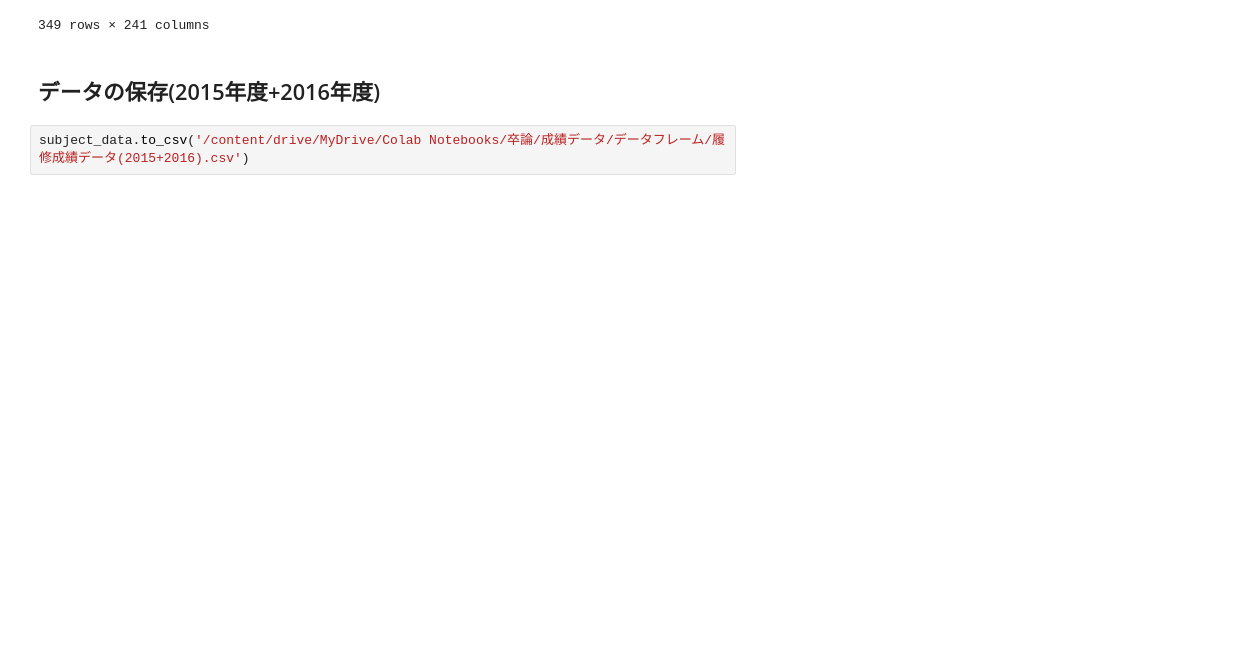
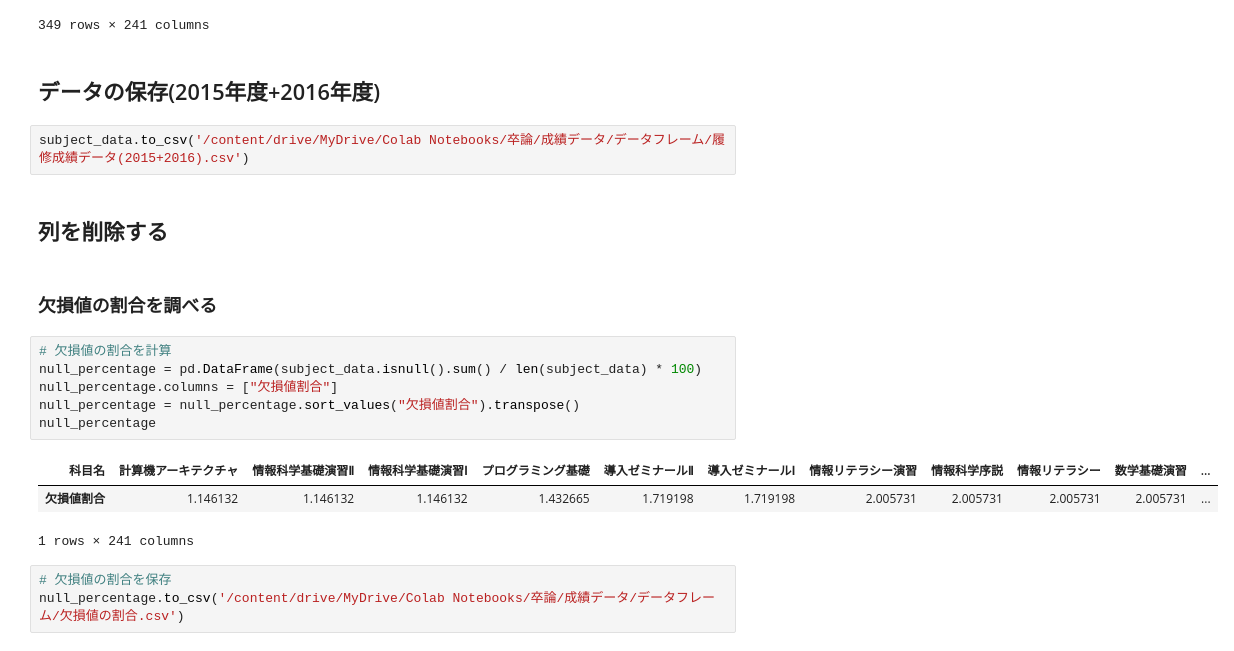
Before and after one commit to ltpdo/GradeData-MachineLearing, a Jupyter notebook: 成績データの仕分け.ipynb, the cells around one changed output. Saved outputs shown, nothing was run; the diff lists cells and outputs as text; blank space fills up the shorter version.

```diff
--- a/成績データの仕分け.ipynb
+++ b/成績データの仕分け.ipynb
@@ -192,3 +192,20 @@ subject_data
 ## データの保存(2015年度+2016年度)
 # %%
 subject_data.to_csv('/content/drive/MyDrive/Colab Notebooks/卒論/成績データ/データフレーム/履修成績データ(2015+2016).csv')
+# %% [markdown]
+## 列を削除する
+# %% [markdown]
+### 欠損値の割合を調べる
+# %%
+# 欠損値の割合を計算
+null_percentage = pd.DataFrame(subject_data.isnull().sum() / len(subject_data) * 100)
+null_percentage.columns = ["欠損値割合"]
+null_percentage = null_percentage.sort_values("欠損値割合").transpose()
+null_percentage
+# %% [output]
+| 科目名 | 計算機アーキテクチャ | 情報科学基礎演習Ⅱ | 情報科学基礎演習Ⅰ | プログラミング基礎 | 導入ゼミナールⅡ | 導入ゼミナールⅠ | 情報リテラシー演習 | 情報科学序説 | 情報リテラシー | 数学基礎演習 | ... |
+| 欠損値割合 | 1.146132 | 1.146132 | 1.146132 | 1.432665 | 1.719198 | 1.719198 | 2.005731 | 2.005731 | 2.005731 | 2.005731 | ... |
+1 rows × 241 columns
+# %%
+# 欠損値の割合を保存
+null_percentage.to_csv('/content/drive/MyDrive/Colab Notebooks/卒論/成績データ/データフレーム/欠損値の割合.csv')
```
Also changed, not shown: parts of 6 cells of this notebook.
